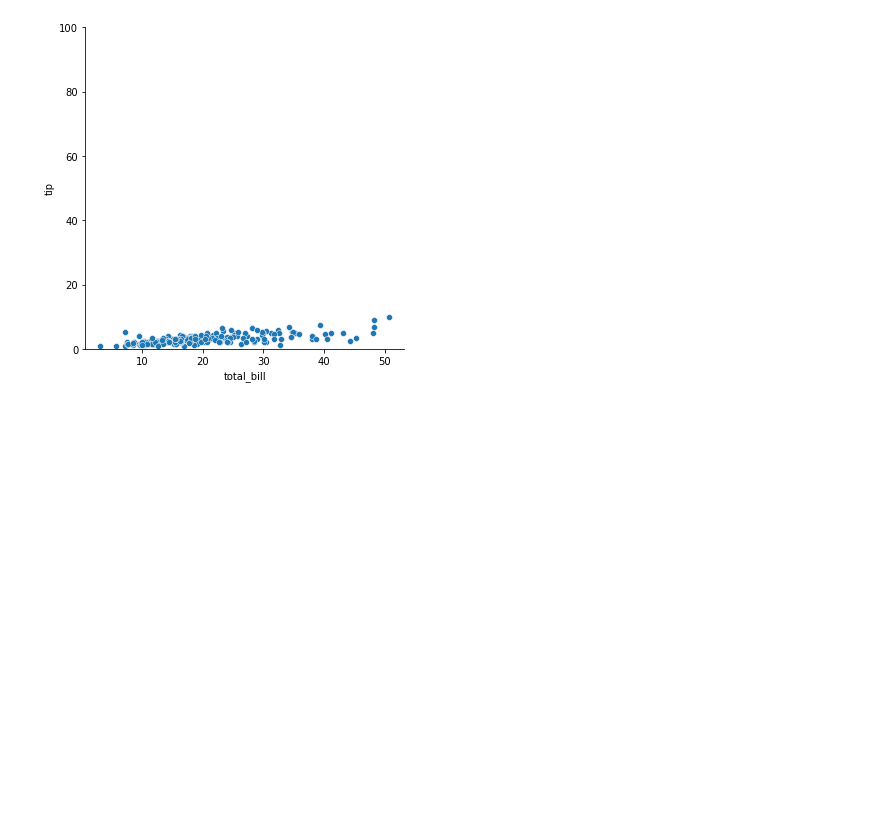
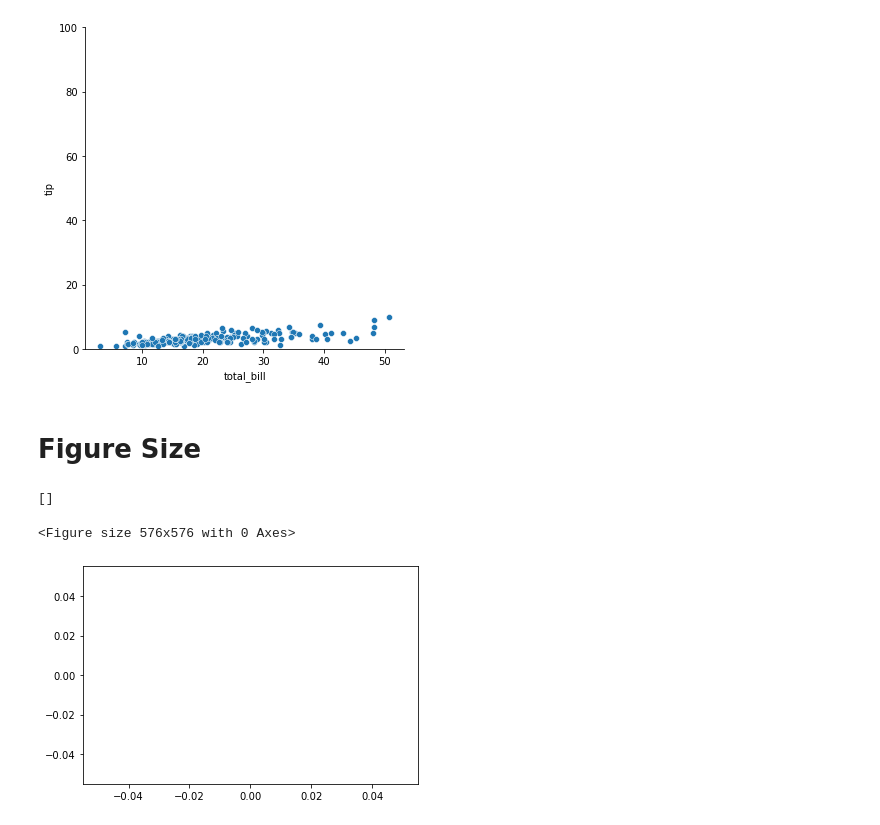
Before and after one commit to jedlueng/WBS-MISDI-Programming, a Jupyter notebook: PFDA/Week4/week4_visualization_matplotlib.ipynb, the cells around one changed output. Cells and saved outputs as stored; diff of their text form; code cells hidden in the pictures; blank space fills up the shorter version.

```diff
--- a/PFDA/Week4/week4_visualization_matplotlib.ipynb
+++ b/PFDA/Week4/week4_visualization_matplotlib.ipynb
@@ -308,3 +308,15 @@ plt.ylim((0, 100))
 # %% [output]
 (0.0, 100.0)
 [figure]
+# %% [markdown]
+# Figure Size
+# %%
+from matplotlib import pyplot as plt
+plt.figure(figsize=(8,8))
+plt.figure()
+plt.plot()
+# plt.gcf.set_size_inches(8,8)
+# %% [output]
+[]
+<Figure size 576x576 with 0 Axes>
+[figure, added]
```
Also changed, not shown: parts of 4 cells of this notebook, 9 other files.
